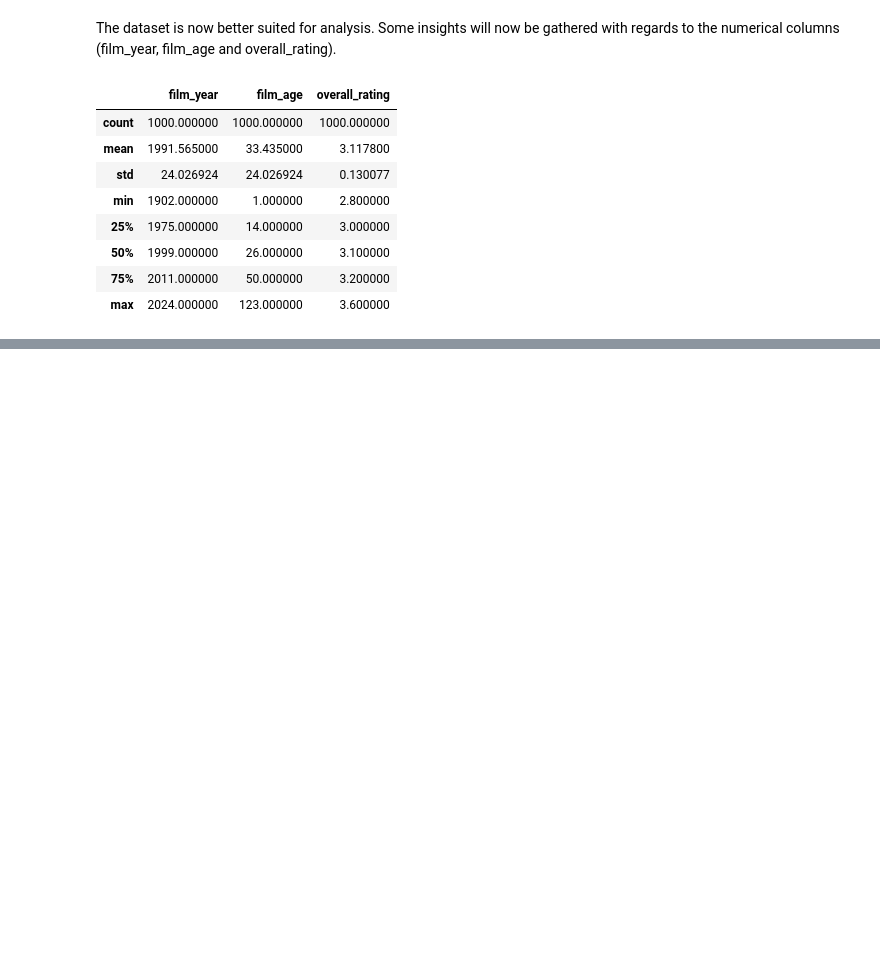
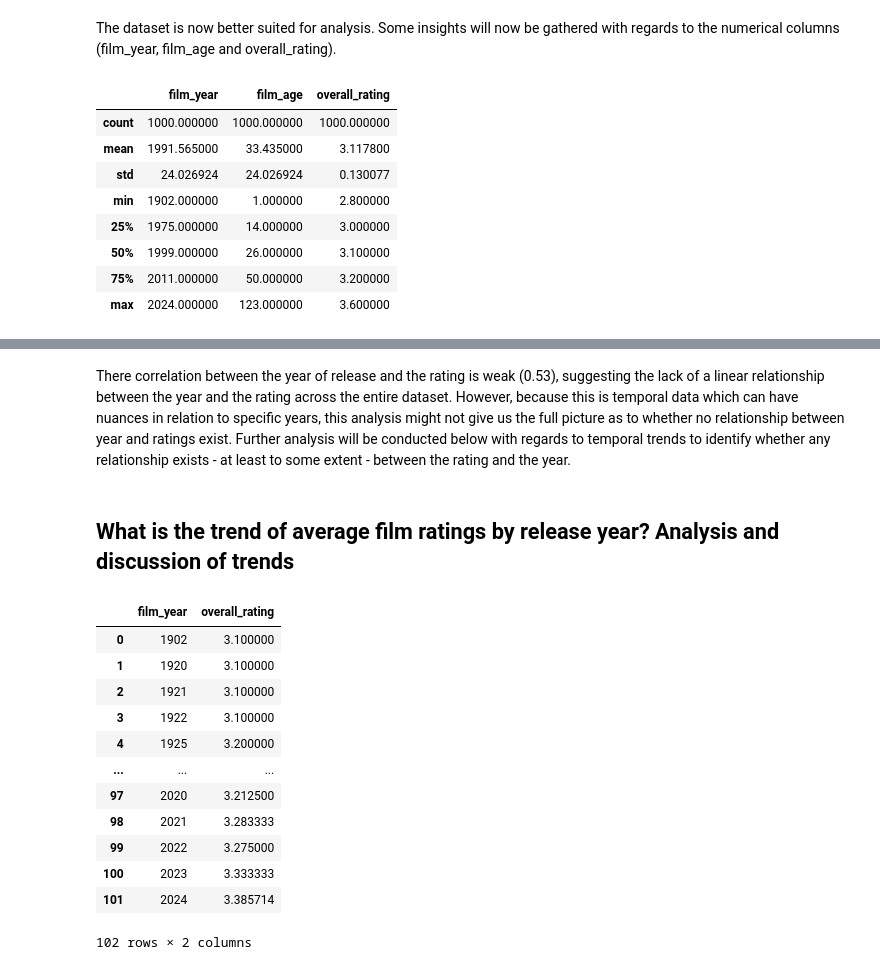
Before and after one commit to alfiobonanno/filmcrave_scraper_assignment, a Jupyter notebook: film_analysis.ipynb, the cells around one changed output, grey strips where cells are left out. Cells and saved outputs as stored; diff of their text form; code cells hidden in the pictures; blank space fills up the shorter version.

```diff
--- a/film_analysis.ipynb
+++ b/film_analysis.ipynb
@@ -192,0 +217,22 @@ for col in numerical_columns:
+# %% [markdown]
+There correlation between the year of release and the rating is weak (0.53), suggesting the lack of a linear relationship between the year and the rating across the entire dataset. However, because this is temporal data which can have nuances in relation to specific years, this analysis might not give us the full picture as to whether no relationship between year and ratings exist. Further analysis will  be conducted below with regards to temporal trends to identify whether any relationship exists - at least to some extent - between the rating and the year.
+# %% [markdown]
+## What is the trend of average film ratings by release year? Analysis and discussion of trends
+# %%
+avg_rating_by_year = movies.groupby('film_year')['overall_rating'].mean().reset_index()
+avg_rating_by_year = avg_rating_by_year.sort_values('film_year')
+avg_rating_by_year
+# %% [output]
+|  | film_year | overall_rating |
+| 0 | 1902 | 3.100000 |
+| 1 | 1920 | 3.100000 |
+| 2 | 1921 | 3.100000 |
+| 3 | 1922 | 3.100000 |
+| 4 | 1925 | 3.200000 |
+| ... | ... | ... |
+| 97 | 2020 | 3.212500 |
+| 98 | 2021 | 3.283333 |
+| 99 | 2022 | 3.275000 |
+| 100 | 2023 | 3.333333 |
+| 101 | 2024 | 3.385714 |
+102 rows × 2 columns
```
Also changed, not shown: parts of 18 cells of this notebook.
